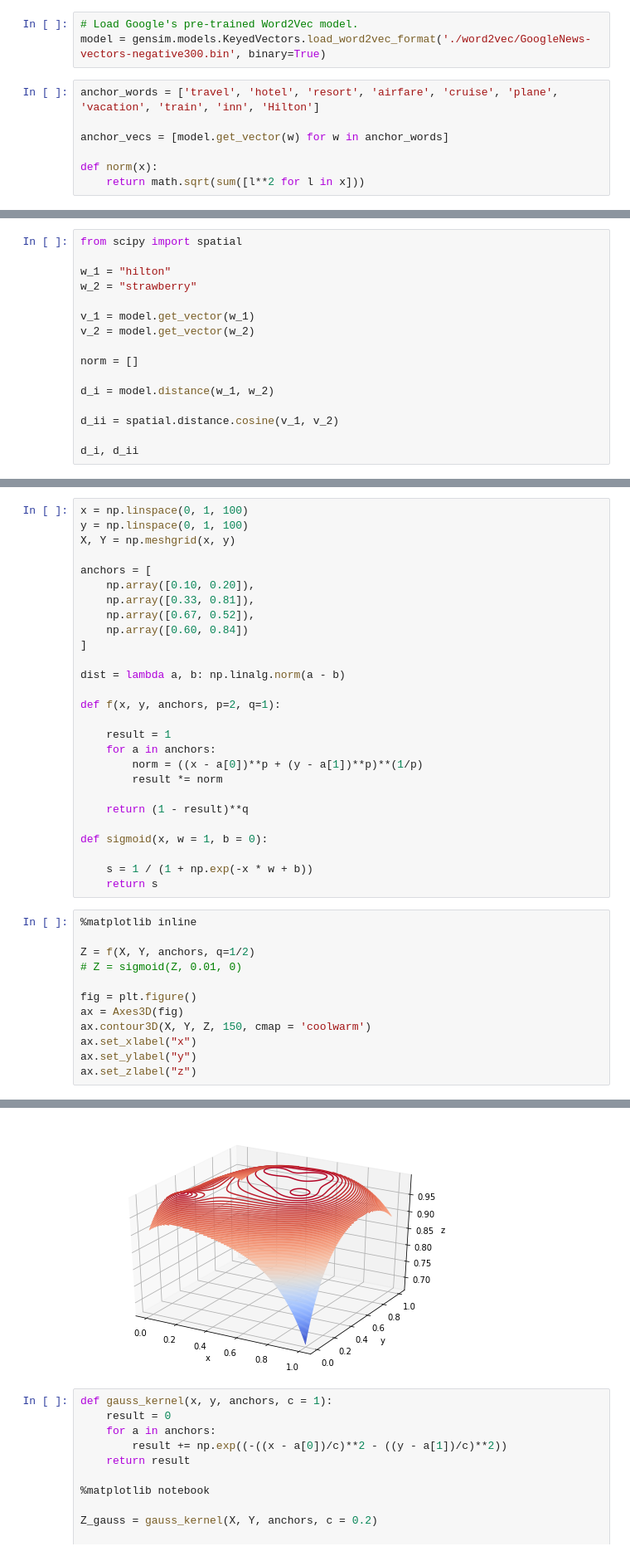
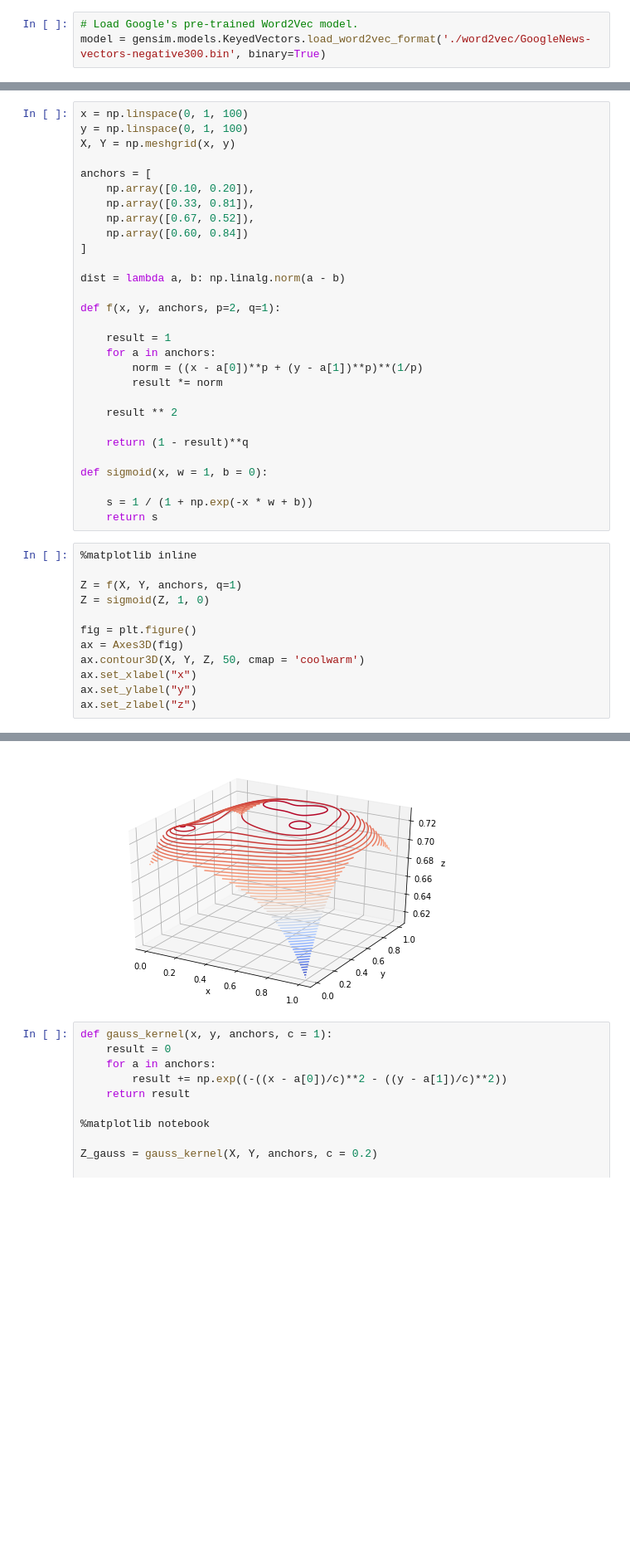
Before and after one commit to chrismbryant/anchor-vector-optimization, a Jupyter notebook: w2v test.ipynb, the cells around one changed output, grey strips where cells are left out. Shown at 83% size. Cells and saved outputs as stored; diff of their text form; blank space fills up the shorter version.

Commit message:
Fix model bugs and successfully train anchor vectors

```diff
--- a/w2v test.ipynb
+++ b/w2v test.ipynb
@@ -12,10 +13,3 @@ from mpl_toolkits.mplot3d import Axes3D
 # %%
 # Load Google's pre-trained Word2Vec model.
 model = gensim.models.KeyedVectors.load_word2vec_format('./word2vec/GoogleNews-vectors-negative300.bin', binary=True)
-# %%
-anchor_words = ['travel', 'hotel', 'resort', 'airfare', 'cruise', 'plane', 'vacation', 'train', 'inn', 'Hilton']
-
-anchor_vecs = [model.get_vector(w) for w in anchor_words]
-
-def norm(x):
-    return math.sqrt(sum([l**2 for l in x]))
@@ -73,16 +15,0 @@ get_norm(word)
-# %%
-from scipy import spatial
-
-w_1 = "hilton"
-w_2 = "strawberry"
-
-v_1 = model.get_vector(w_1)
-v_2 = model.get_vector(w_2)
-
-norm = []
-
-d_i = model.distance(w_1, w_2)
-
-d_ii = spatial.distance.cosine(v_1, v_2)
-
-d_i, d_ii
@@ -109,6 +47,8 @@ def f(x, y, anchors, p=2, q=1):
         norm = ((x - a[0])**p + (y - a[1])**p)**(1/p)
         result *= norm
 
+    result ** 2
+
     return (1 - result)**q
 
 def sigmoid(x, w = 1, b = 0):
@@ -118,18 +58,18 @@ def sigmoid(x, w = 1, b = 0):
 # %%
 %matplotlib inline
 
-Z = f(X, Y, anchors, q=1/2)
-# Z = sigmoid(Z, 0.01, 0)
+Z = f(X, Y, anchors, q=1)
+Z = sigmoid(Z, 1, 0)
 
 fig = plt.figure()
 ax = Axes3D(fig)
-ax.contour3D(X, Y, Z, 150, cmap = 'coolwarm')
+ax.contour3D(X, Y, Z, 50, cmap = 'coolwarm')
 ax.set_xlabel("x")
 ax.set_ylabel("y")
 ax.set_zlabel("z")
 # %% [output]
 Text(0.5,0,'z')
-[figure, old version]
+[figure, new version]
 # %%
 def gauss_kernel(x, y, anchors, c = 1):
     result = 0
```
Also changed, not shown: parts of 15 cells of this notebook.
